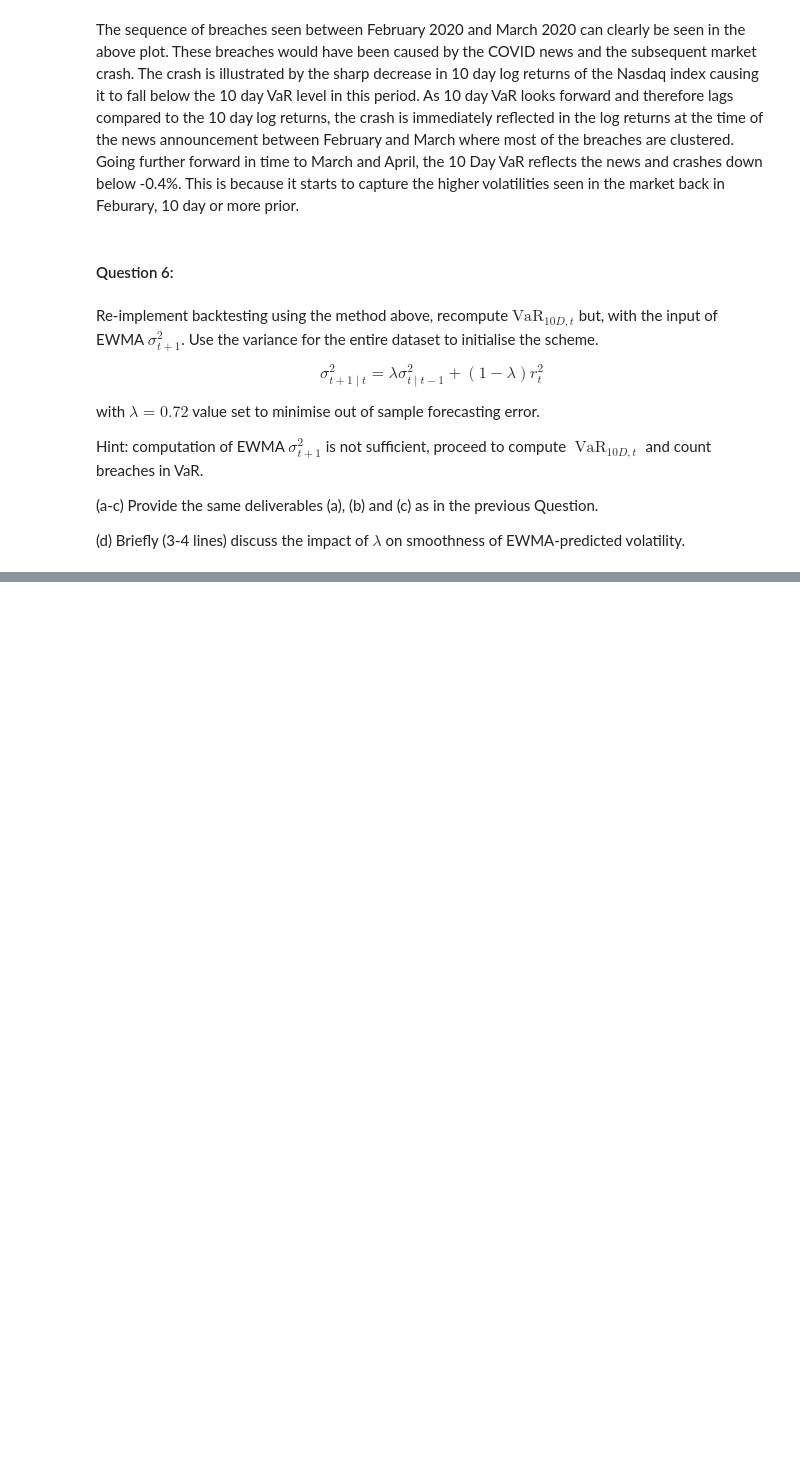
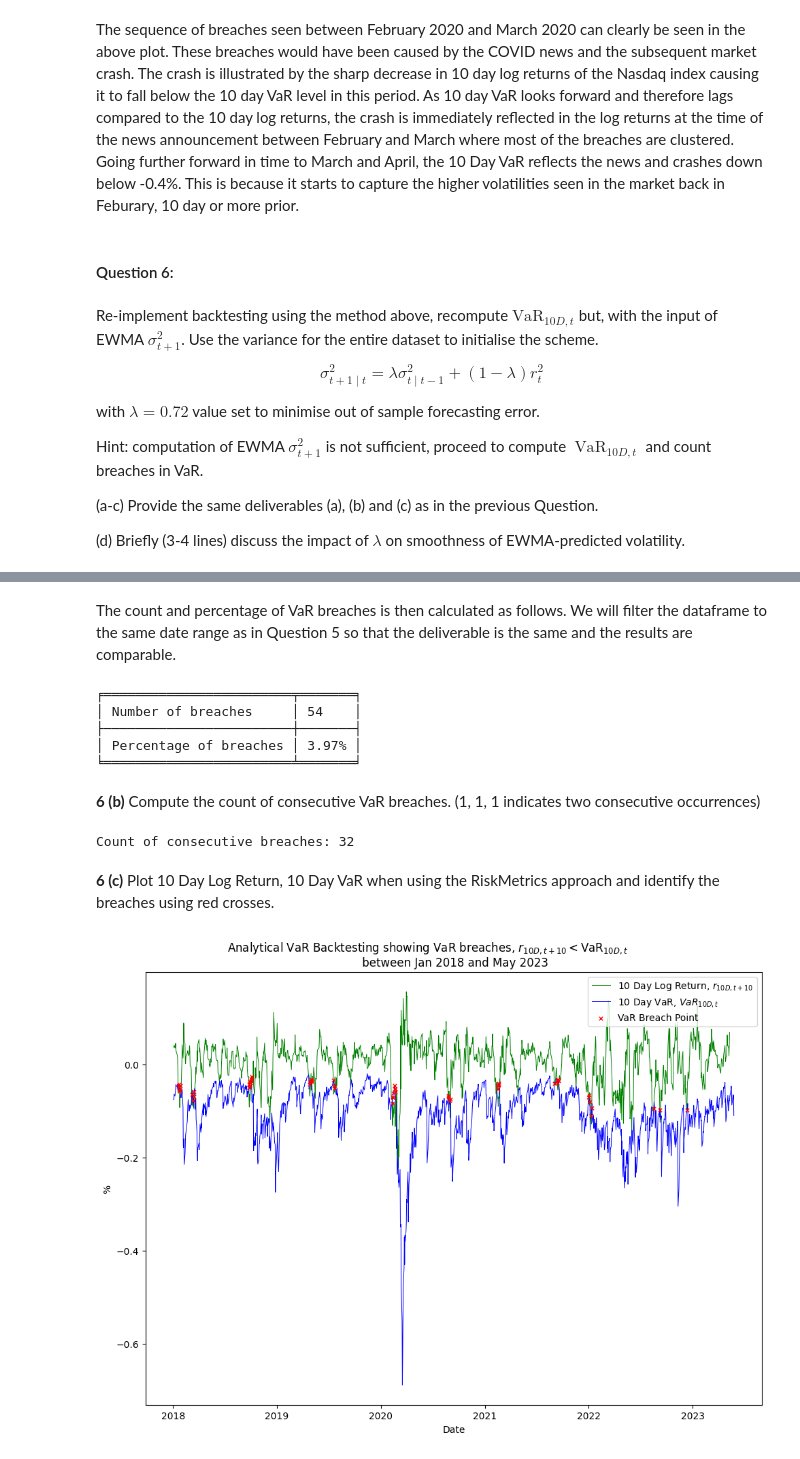
Before and after one commit to imharrisonking/cqf, a Jupyter notebook: 02-quantitative-risk-and-return/exam/E1_HARRISONKING_REPORT.ipynb, the cells around one changed output, grey strips where cells are left out. Cells and saved outputs as stored; diff of their text form; code cells hidden in the pictures; blank space fills up the shorter version.

Commit message:
Completes Question 6 of Exam One

```diff
--- a/02-quantitative-risk-and-return/exam/E1_HARRISONKING_REPORT.ipynb
+++ b/02-quantitative-risk-and-return/exam/E1_HARRISONKING_REPORT.ipynb
@@ -932,0 +976,19 @@ Hint: computation of EWMA $\sigma_{t+1}^{2}$ is not sufficient, proceed to compu
+# %%
+# Set lambda value for EWMA function
+ewma_lambda = 0.72
+
+# Create a new column and set the first value to the average variance
+risk_metrics_df['Variance Estimate'] = np.nan
+risk_metrics_df['Variance Estimate'].iloc[0] = average_variance
+
+# Loop through the rows using the previous row's variance estimate with the EWMA function
+for i in range(1, len(risk_metrics_df)):
+    risk_metrics_df['Variance Estimate'].iloc[i] = (ewma_lambda * risk_metrics_df['Variance Estimate'].iloc[i-1]) + (1 - ewma_lambda) * risk_metrics_df['Squared Return'].iloc[i-1]
+
+# Calculate the 10 day standard deviation
+risk_metrics_df['10D Std'] = np.sqrt(risk_metrics_df['Variance Estimate'] * 10)
+
+# 10 day VaR at the same confidence level, therefore use same factor
+risk_metrics_df['VaR 10D'] = risk_metrics_df['10D Std'] * factor
+
+risk_metrics_df.head()
@@ -932,0 +1003,8 @@ Hint: computation of EWMA $\sigma_{t+1}^{2}$ is not sufficient, proceed to compu
+# %%
+# As before, compute 10 day log return as ln(S_t+11 / S_t+1)
+risk_metrics_df['10D Log Return'] = np.log(risk_metrics_df['Closing Price'].shift(-11) / risk_metrics_df['Closing Price'].shift(-1))
+
+# As before, compute Breach = 1, No Breach = 0 if 10D Log Return < VaR 10D and both 10D Log Return and VaR_10D are negative
+risk_metrics_df['Breach'] = np.where((risk_metrics_df['10D Log Return'] < risk_metrics_df['VaR 10D']) & (risk_metrics_df['10D Log Return'] < 0) & (risk_metrics_df['VaR 10D'] < 0), 1, 0)
+
+risk_metrics_df.head()
@@ -932,0 +1019,40 @@ Hint: computation of EWMA $\sigma_{t+1}^{2}$ is not sufficient, proceed to compu
+# %% [markdown]
+The count and percentage of VaR breaches is then calculated as follows. We will filter the dataframe to the same date range as in Question 5 so that the deliverable is the same and the results are comparable.
+# %%
+# Filter the dataframe betwee the same dates as the Question 5 final dataframe
+start_date = nasdaq_df.index[0]
+end_date = nasdaq_df.index[-1]
+
+risk_metrics_df = risk_metrics_df.loc[start_date:end_date]
+
+# Compute number and percentage of breaches
+breach_count = risk_metrics_df['Breach'].value_counts().iloc[1]
+breach_percentage = risk_metrics_df['Breach'].mean()
+
+print(tabulate.tabulate([['Number of breaches', breach_count], ['Percentage of breaches', f'{breach_percentage:.2%}']], tablefmt='fancy_grid'))
+# %% [output]
+╒════════════════════════╤═══════╕
+│ Number of breaches     │ 54    │
+├────────────────────────┼───────┤
+│ Percentage of breaches │ 3.97% │
+╘════════════════════════╧═══════╛
+# %% [markdown]
+**6 (b)** Compute the count of consecutive VaR breaches. (1, 1, 1 indicates two consecutive occurrences)
+# %%
+# First extract the breach column to a numpy array
+risk_metrics_breaches = risk_metrics_df['Breach'].to_numpy()
+
+# Print the number of consecutive breaches
+print(f'Count of consecutive breaches: {count_Consecutive_Breaches(risk_metrics_breaches)}')
+# %% [output]
+Count of consecutive breaches: 32
+# %% [markdown]
+**6 (c)** Plot 10 Day Log Return, 10 Day VaR when using the RiskMetrics approach and identify the breaches using red crosses.
+# %%
+# Create a new column that plots the VaR 10D point where the breach occurs, otherwise NaN
+risk_metrics_df['VaR 10D Breach'] = np.where(risk_metrics_df['Breach'] == 1, risk_metrics_df['VaR 10D'], np.nan)
+
+# Plot the 10 day log returns, 10 day Var and breach points
+plot_VaR_Breaches(risk_metrics_df)
+# %% [output]
+[figure, added]
```
Also changed, not shown: parts of 8 cells of this notebook.
